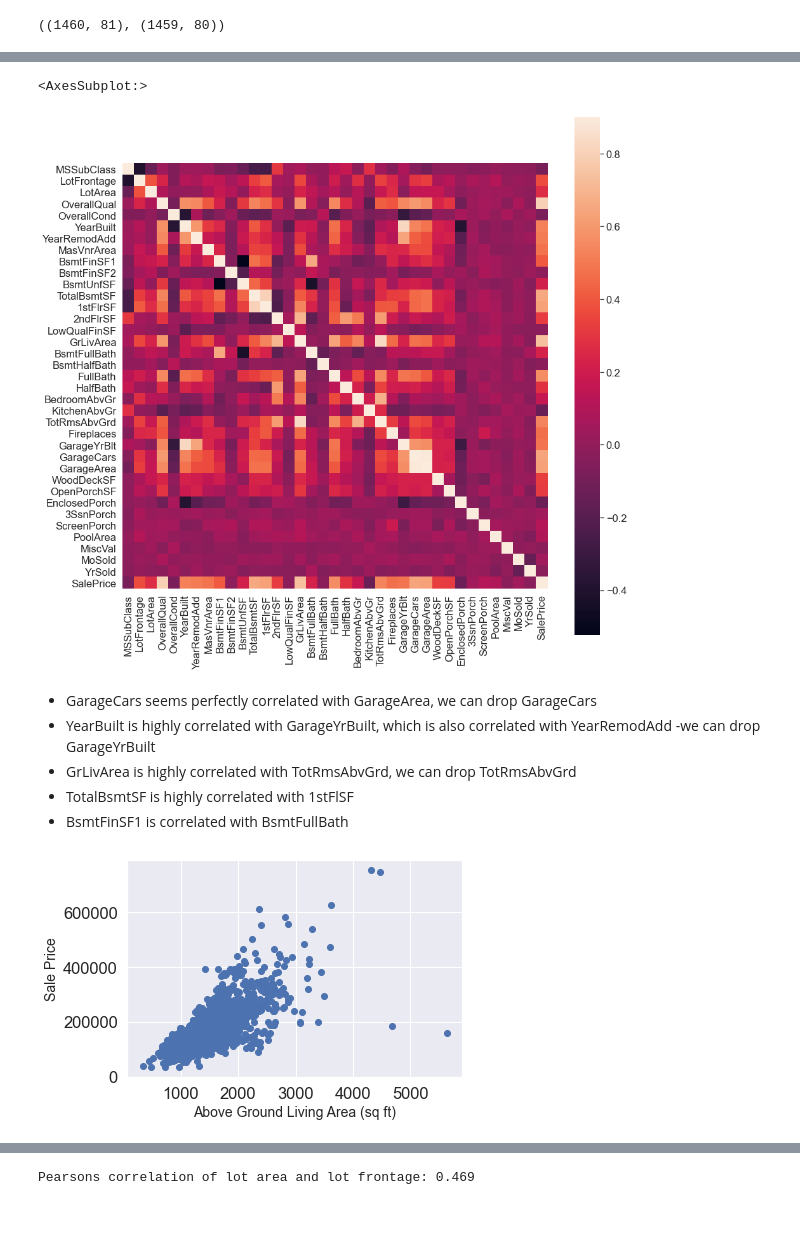
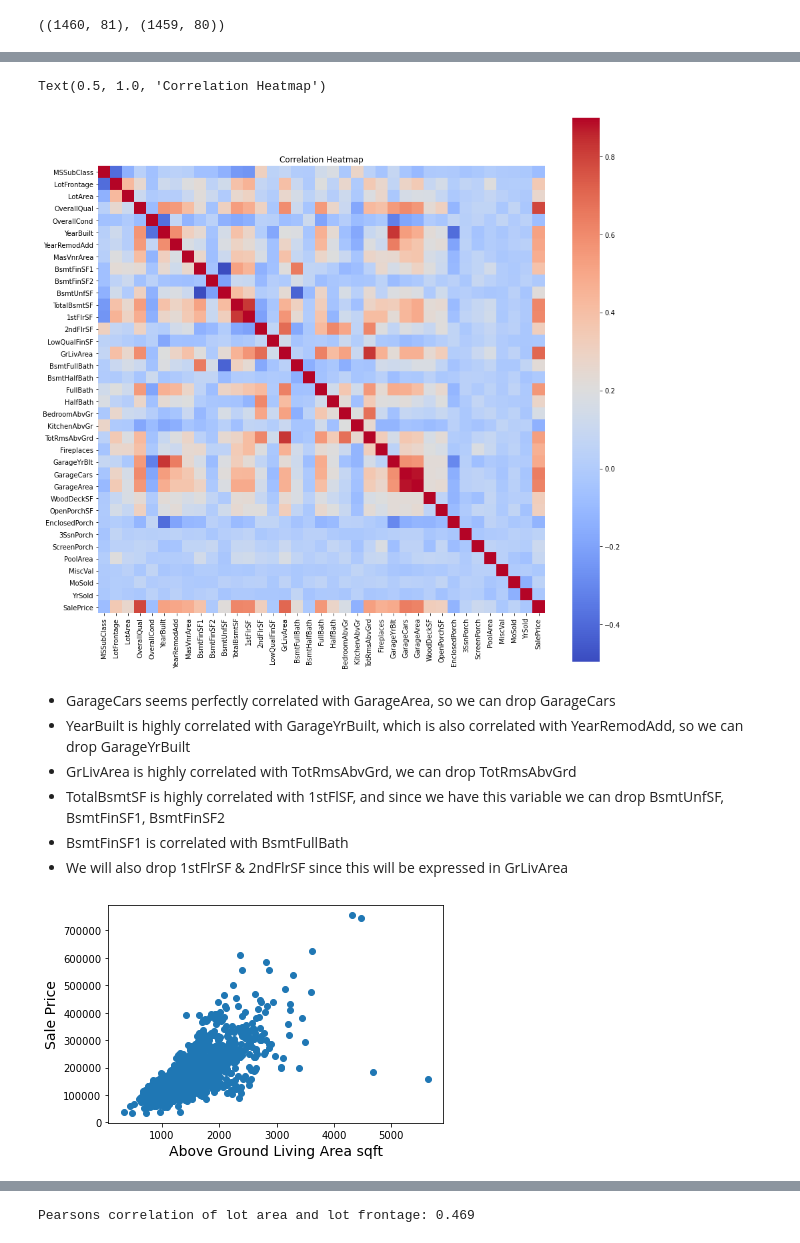
Before and after one commit to emilywang10/ameshousingML, a Jupyter notebook: Ames Housing ML.ipynb, the cells around one changed output, grey strips where cells are left out. Drawn from its saved outputs; the diff is of its cells as text; code cells hidden in the pictures; blank space fills up the shorter version.

```diff
--- a/Ames Housing ML.ipynb
+++ b/Ames Housing ML.ipynb
@@ -67,28 +96,29 @@ ax.legend_.remove()
 # %%
 #heatmap to get a sense of correlations
 plt.figure(figsize=(15,15))
-sns.heatmap(train.corr(), vmax=0.9, square=True)
+ax=sns.heatmap(train.corr(), vmax=0.9, square=True, cmap='coolwarm')
+ax.set_title('Correlation Heatmap')
 # %% [output]
-<AxesSubplot:>
+Text(0.5, 1.0, 'Correlation Heatmap')
-[figure, old version]
+[figure, new version]
 # %% [markdown]
-- GarageCars seems perfectly correlated with GarageArea, we can drop GarageCars
-- YearBuilt is highly correlated with GarageYrBuilt, which is also correlated with YearRemodAdd
-       -we can drop GarageYrBuilt
+- GarageCars seems perfectly correlated with GarageArea, so we can drop GarageCars
+- YearBuilt is highly correlated with GarageYrBuilt, which is also correlated with YearRemodAdd, so we can drop GarageYrBuilt
 - GrLivArea is highly correlated with TotRmsAbvGrd, we can drop TotRmsAbvGrd
-- TotalBsmtSF is highly correlated with 1stFlSF
+- TotalBsmtSF is highly correlated with 1stFlSF, and since we have this variable we can drop BsmtUnfSF, BsmtFinSF1, BsmtFinSF2
 - BsmtFinSF1 is correlated with BsmtFullBath
+- We will also drop 1stFlrSF & 2ndFlrSF since this will be expressed in GrLivArea
 # %%
 #Data Cleaning
 
-#Plot sale price against GrLivAreab
+#Plot sale price against GrLivArea
 fig, ax = plt.subplots()
-ax.scatter(x = train['GrLivArea'], y = train['SalePrice'])
+ax.scatter(x=train['GrLivArea'], y=train['SalePrice'])
 plt.ylabel('Sale Price', fontsize=14)
-plt.xlabel('Above Ground Living Area (sq ft)', fontsize=14)
+plt.xlabel('Above Ground Living Area sqft', fontsize=14)
 plt.show()
 # %% [output]
-[figure, old version]
+[figure, new version]
 # %%
 #Deleting outliers
 train = train.drop(train[(train['GrLivArea']>4000) & (train['SalePrice']<250000)].index)
```
Also changed, not shown: parts of 44 cells of this notebook.
